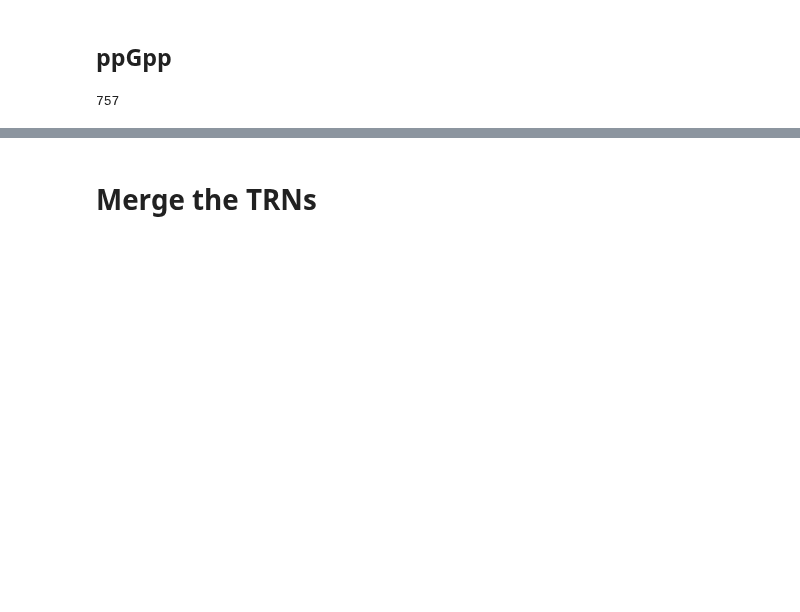
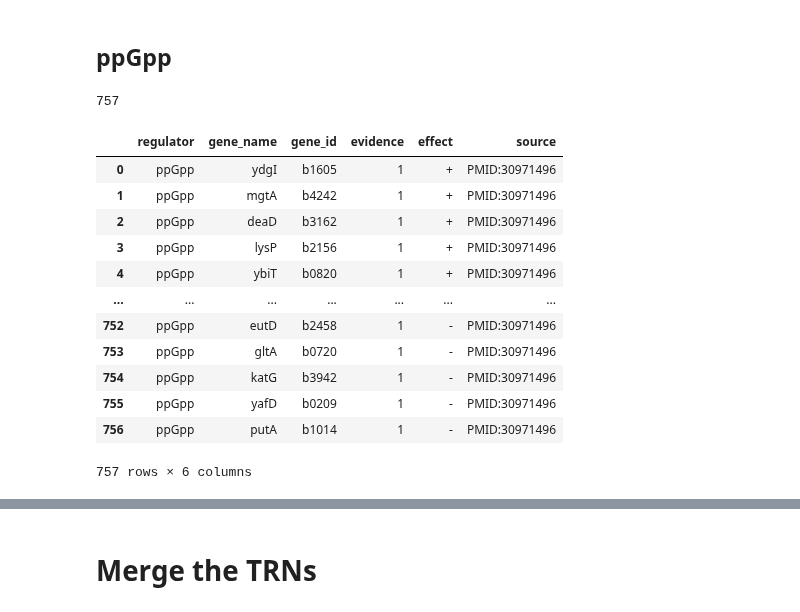
Before and after one commit to SBRG/precise2, a Jupyter notebook: data/regulation/construct_trn.ipynb, the cells around one changed output, grey strips where cells are left out. Saved outputs shown, nothing was run; the diff lists cells and outputs as text; code cells hidden in the pictures; blank space fills up the shorter version.

```diff
--- a/data/regulation/construct_trn.ipynb
+++ b/data/regulation/construct_trn.ipynb
@@ -286,3 +286,19 @@ list2struct = [['ppGpp',num2name[gene],gene,1,'+','PMID:30971496'] for gene in p
              [['ppGpp',num2name[gene],gene,1,'-','PMID:30971496'] for gene in ppGpp_rep]
 # %%
 DF_ppGpp = pd.DataFrame(list2struct,columns=DF_ecocyc.columns)
+# %%
+DF_ppGpp
+# %% [output]
+|  | regulator | gene_name | gene_id | evidence | effect | source |
+| 0 | ppGpp | ydgI | b1605 | 1 | + | PMID:30971496 |
+| 1 | ppGpp | mgtA | b4242 | 1 | + | PMID:30971496 |
+| 2 | ppGpp | deaD | b3162 | 1 | + | PMID:30971496 |
+| 3 | ppGpp | lysP | b2156 | 1 | + | PMID:30971496 |
+| 4 | ppGpp | ybiT | b0820 | 1 | + | PMID:30971496 |
+| ... | ... | ... | ... | ... | ... | ... |
+| 752 | ppGpp | eutD | b2458 | 1 | - | PMID:30971496 |
+| 753 | ppGpp | gltA | b0720 | 1 | - | PMID:30971496 |
+| 754 | ppGpp | katG | b3942 | 1 | - | PMID:30971496 |
+| 755 | ppGpp | yafD | b0209 | 1 | - | PMID:30971496 |
+| 756 | ppGpp | putA | b1014 | 1 | - | PMID:30971496 |
+757 rows × 6 columns
```
Also changed, not shown: parts of 7 cells of this notebook, 4 other files.
